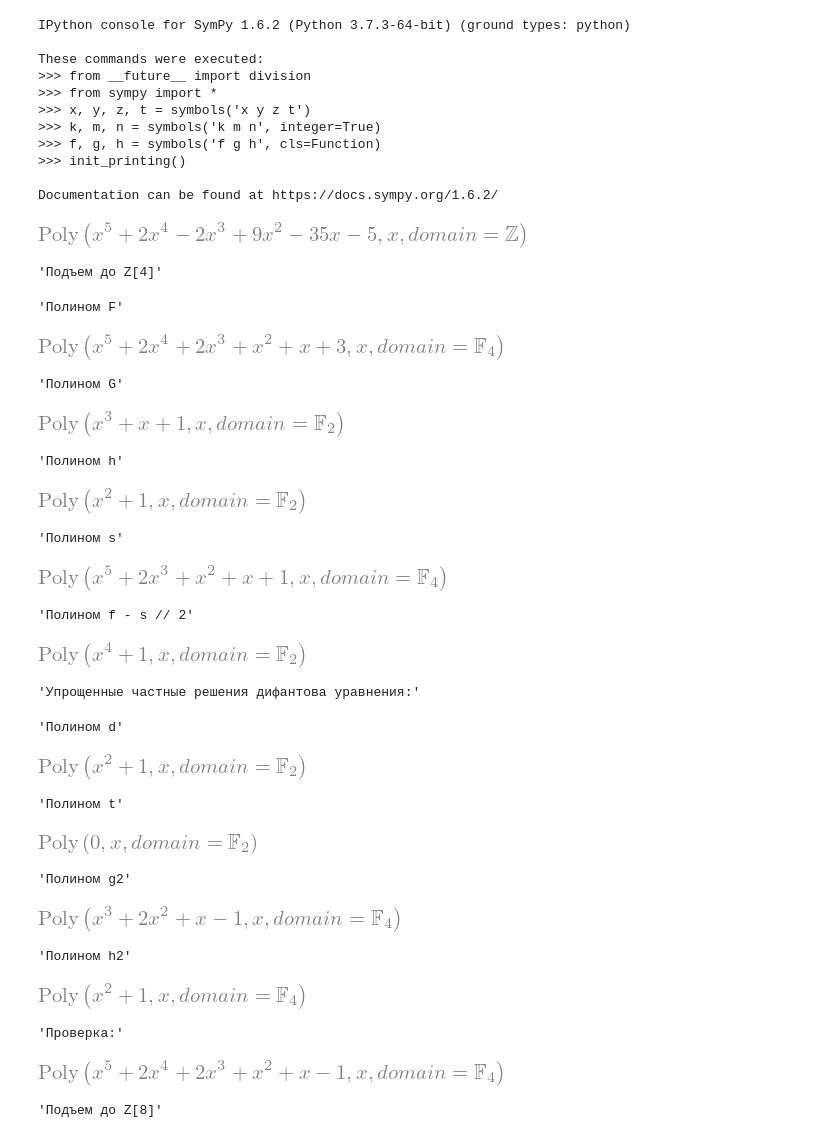
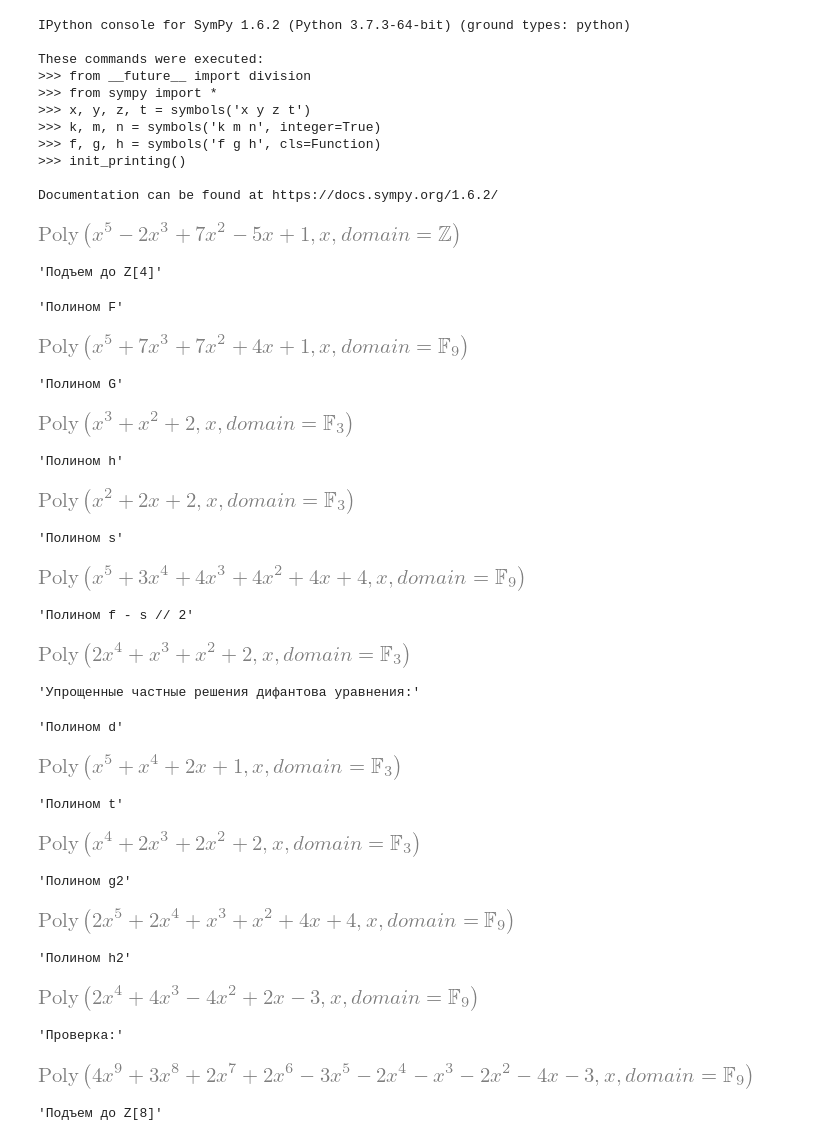
Before and after one commit to yummyKnight/Math5sem, a Jupyter notebook: genzel.ipynb, the cells around one changed output. Cells and saved outputs as stored; diff of their text form; code cells hidden in the pictures.

```diff
--- a/genzel.ipynb
+++ b/genzel.ipynb
@@ -22,43 +22,45 @@ These commands were executed:
 Documentation can be found at https://docs.sympy.org/1.6.2/
 # %%
 # исходный полином
-start=poly(x**5+2*x**4-2*x**3+9*x**2-35*x-5)
+# start=poly(x**5+2*x**4-2*x**3+9*x**2-35*x-5)
+start = poly(x ** 5 - 2 * x ** 3 + 7 * x ** 2 - 5 * x + 1)
 start
 # %% [output]
-[figure, old version]
+[figure, new version]
 # %%
 # подъем до 4-ех
 display("Подъем до Z[4]")
-dom = 2
-f = poly(start, domain = GF(dom*2, symmetric=False))
+dom = 3
+f = poly(start, domain = GF(dom*3, symmetric=False))
 display("Полином F")
 display(f)
-g = poly(x**3+x+1, domain=GF(dom, symmetric=False))
+g = poly(x ** 3 + x ** 2 + 2, domain=GF(dom, symmetric=False))
 display("Полином G")
 display(g)
-h = poly(x**2+1, domain=GF(dom, symmetric=False))
+h = poly(x ** 2 + 2 * x + 2, domain=GF(dom, symmetric=False))
 display("Полином h")
 display(h)
 p = h
 r = g
-s = poly(p, domain=GF(dom*2, symmetric=False))*poly(r, domain=GF(dom*2, symmetric=False))
+s = poly(p, domain=GF(dom*3, symmetric=False))*poly(r, domain=GF(dom*2, symmetric=False))
 display("Полином s")
 display(s)
-s = poly((f-s)//2, domain = GF(dom, symmetric=False))
+s = poly((f-s) // dom, domain = GF(dom, symmetric=False))
 display("Полином f - s // 2")
 display(s)
+# g * h
 # %% [output]
 'Подъем до Z[4]'
 'Полином F'
-[figure, old version]
+[figure, new version]
 'Полином G'
-[figure, old version]
+[figure, new version]
 'Полином h'
-[figure, old version]
+[figure, new version]
 'Полином s'
-[figure, old version]
+[figure, new version]
 'Полином f - s // 2'
-[figure, old version]
+[figure, new version]
 # %%
 rem = 0
 m, n = p, r
@@ -68,7 +70,7 @@ d_arr=[poly(1,x, domain=GF(dom, symmetric=False)),poly(0,x, domain=GF(dom, symme
 t_arr=[poly(0,x, domain=GF(dom, symmetric=False)), poly(1,x, domain=GF(dom, symmetric=False))]
 # реализация алгоритма евклида
 while 1 != rem:
-    k, rem = pdiv(m, n)
+    k, rem = pdiv(m, n, domain= GF(3))
     m = n
     n = rem
     k_arr.append(k)
@@ -90,25 +92,25 @@ display(d)
 display("Полином t")
 display(t)
 display("Полином g2")
-g_1 = poly(g, domain=GF(dom, symmetric=False))+poly(d, domain=GF(dom, symmetric=False))*poly(2,x, domain=GF(dom*2, symmetric=False))
+g_1 = poly(g, domain=GF(dom, symmetric=False))+poly(d, domain=GF(dom, symmetric=False))*poly(2,x, domain=GF(dom*3, symmetric=False))
 display(g_1)
 display("Полином h2")
-h_1 = poly(h, domain=GF(dom, symmetric=False))+poly(t, domain=GF(dom, symmetric=False))*poly(2,x, domain=GF(dom*2, symmetric=False))
+h_1 = poly(h, domain=GF(dom, symmetric=False))+poly(t, domain=GF(dom, symmetric=False))*poly(2,x, domain=GF(dom*3, symmetric=False))
 display(h_1)
 display("Проверка:")
 display(g_1*h_1)
 # %% [output]
 'Упрощенные частные решения дифантова уравнения:'
 'Полином d'
-[figure, old version]
+[figure, new version]
 'Полином t'
-[figure, old version]
+[figure, new version]
 'Полином g2'
-[figure, old version]
+[figure, new version]
 'Полином h2'
-[figure, old version]
+[figure, new version]
 'Проверка:'
-[figure, old version]
+[figure, new version]
 # %%
 display("Подъем до Z[8]")
 dom *= 2
```
Also changed, not shown: parts of 4 cells of this notebook, 2 other files.
